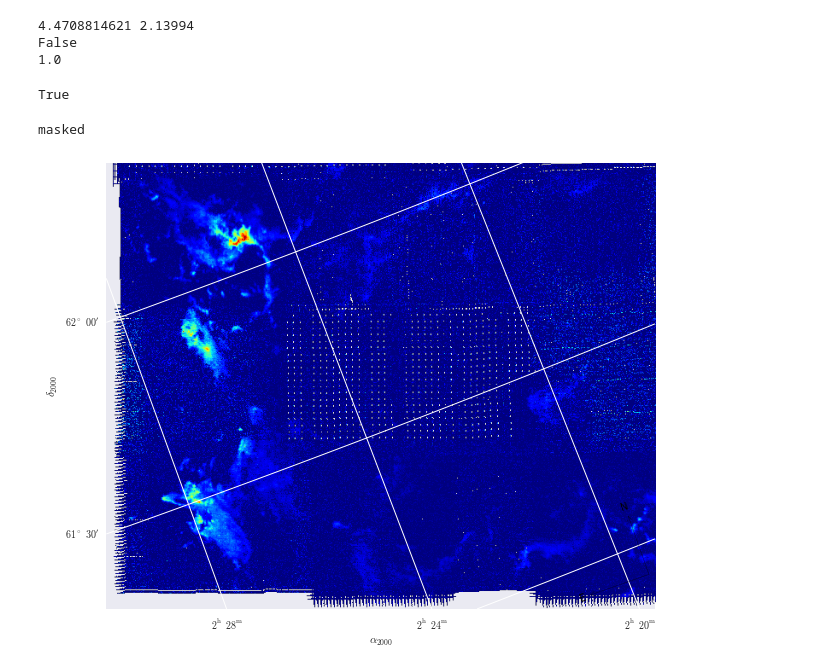
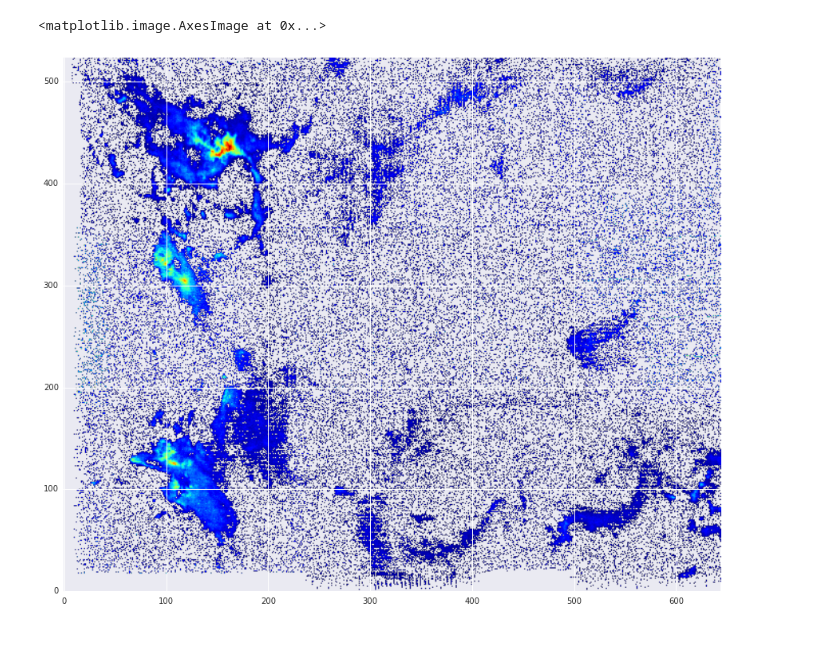
Before and after one commit to Mixpap/Ptyxiaki, a Jupyter notebook: Initial-Steps.ipynb, the cells around one changed output. Drawn from its saved outputs; the diff is of its cells as text; code cells hidden in the pictures; blank space fills up the shorter version.

```diff
--- a/Initial-Steps.ipynb
+++ b/Initial-Steps.ipynb
@@ -52,3 +53,8 @@ im3=np.where(m>3.0*r,m,np.ma.masked.mask)
+# %%
+plt.imshow(im,origin='low',cmap='jet')
+# %% [output]
+<matplotlib.image.AxesImage at 0x...>
+[figure, added]
 # %%
 fig = plt.figure(figsize=(100, 100))
 ims=[im1,im2,im3]
@@ -60,25 +66,4 @@ for i,im in enumerate(ims):
         ax[i].imshow(im,alpha=1.0,origin='low',cmap='jet')
         ax[i].contour(ims[j],alpha=0.75)
 plt.savefig('map_matrix.png')
-# %%
-x,y=600,200
-print m[y,x],r[y,x]
-print m[y,x]>3*r[y,x]
-print im[y,x]
-# %% [output]
-4.4708814621 2.13994
-False
-1.0
-# %%
-np.ma.is_masked(m[0,0])
-# %% [output]
-True
-# %%
-np.ma.mask_rowcols(im)[200,600]
-# %% [output]
-masked
-# %%
-f.plot_map(im,w13)
-# %% [output]
-[figure, removed]
 # %%
```
Also changed, not shown: parts of 11 cells of this notebook, 1 other file.
